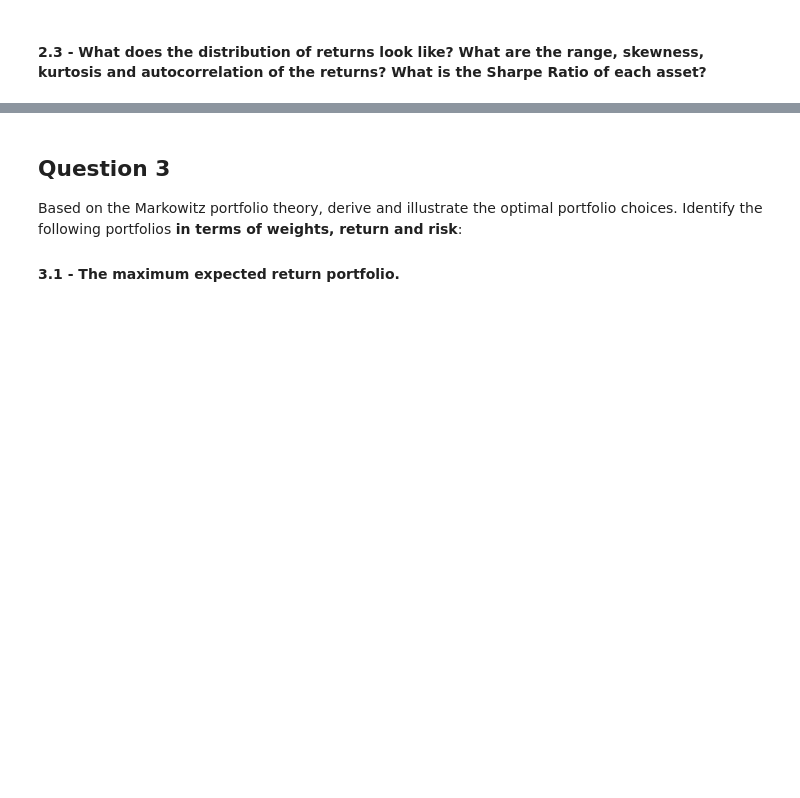
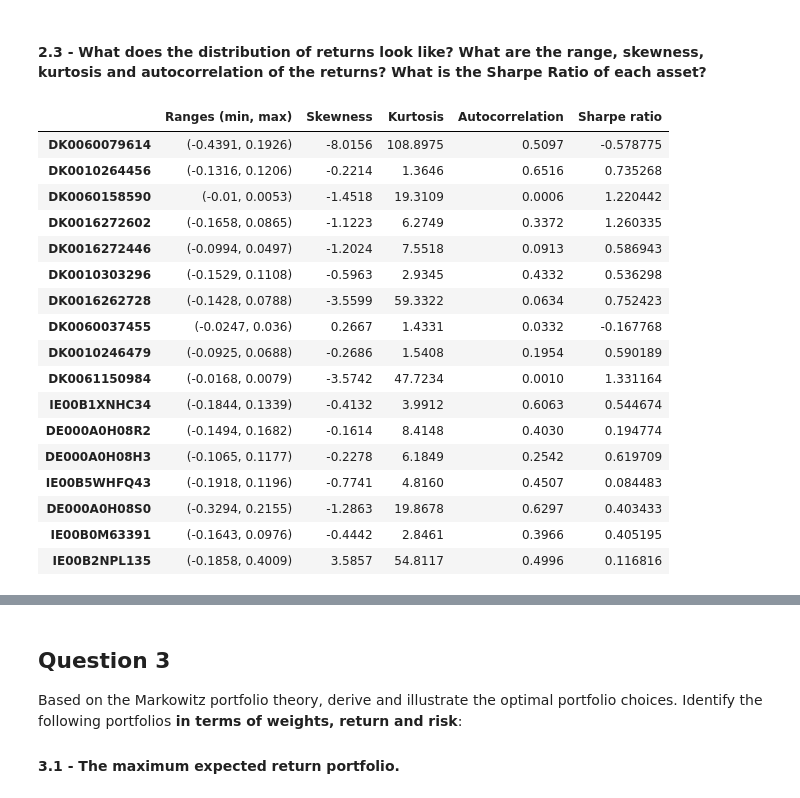
Before and after one commit to jennyjyu/financial-engineering, a Jupyter notebook: Project 2/Project 2.ipynb, the cells around one changed output, grey strips where cells are left out. Drawn from its saved outputs; the diff is of its cells as text; code cells hidden in the pictures; blank space fills up the shorter version.

```diff
--- a/Project 2/Project 2.ipynb
+++ b/Project 2/Project 2.ipynb
@@ -150,3 +114,50 @@ The correlation between the different assets:
 | IE00B2NPL135 | -0.023434 | 0.264186 | -0.013771 | 0.416033 | 0.414320 | 0.419526 | 0.337967 | ... |
 # %% [markdown]
 #### 2.3 - What does the distribution of returns look like? What are the range, skewness, kurtosis and autocorrelation of the returns? What is the Sharpe Ratio of each asset?
+# %%
+from scipy.stats import kurtosis, skew
+
+range_list = [(round(min(assets[asset]), 4), round(max(assets[asset]), 4)) for asset in assets]
+skewness_list = [round(skew(assets[asset]), 4) for asset in assets]
+kurtosis_list = [round(kurtosis(assets[asset], bias=False), 4) for asset in assets]
+
+#usikker på om man skal ta mode=full her eller ikke
+autocorrelation_list = [round(np.correlate(assets[asset], assets[asset])[0], 4) for asset in assets]
+# %%
+def calculate_sharpe(expected_return, expected_std, risk_free_return=0):
+    return (expected_return-risk_free_return)/expected_std
+# %%
+# info_df[asset][0] = avg return
+# info_df[asset][1] = std
+
+sharpe_ratio_list = [calculate_sharpe(info_df[asset][0], info_df[asset][1])
+               for asset in info_df]
+# %%
+
+distribution_info = [list(distributions) for distributions in
+                     zip(range_list, skewness_list, kurtosis_list, autocorrelation_list, sharpe_ratio_list)]
+
+distribution_df = pd.DataFrame(distribution_info)
+distribution_df.index = asset_names
+distribution_df.columns = ["Ranges (min, max)", "Skewness", "Kurtosis", "Autocorrelation", "Sharpe ratio"]
+
+distribution_df
+# %% [output]
+|  | Ranges (min, max) | Skewness | Kurtosis | Autocorrelation | Sharpe ratio |
+| DK0060079614 | (-0.4391, 0.1926) | -8.0156 | 108.8975 | 0.5097 | -0.578775 |
+| DK0010264456 | (-0.1316, 0.1206) | -0.2214 | 1.3646 | 0.6516 | 0.735268 |
+| DK0060158590 | (-0.01, 0.0053) | -1.4518 | 19.3109 | 0.0006 | 1.220442 |
+| DK0016272602 | (-0.1658, 0.0865) | -1.1223 | 6.2749 | 0.3372 | 1.260335 |
+| DK0016272446 | (-0.0994, 0.0497) | -1.2024 | 7.5518 | 0.0913 | 0.586943 |
+| DK0010303296 | (-0.1529, 0.1108) | -0.5963 | 2.9345 | 0.4332 | 0.536298 |
+| DK0016262728 | (-0.1428, 0.0788) | -3.5599 | 59.3322 | 0.0634 | 0.752423 |
+| DK0060037455 | (-0.0247, 0.036) | 0.2667 | 1.4331 | 0.0332 | -0.167768 |
+| DK0010246479 | (-0.0925, 0.0688) | -0.2686 | 1.5408 | 0.1954 | 0.590189 |
+| DK0061150984 | (-0.0168, 0.0079) | -3.5742 | 47.7234 | 0.0010 | 1.331164 |
+| IE00B1XNHC34 | (-0.1844, 0.1339) | -0.4132 | 3.9912 | 0.6063 | 0.544674 |
+| DE000A0H08R2 | (-0.1494, 0.1682) | -0.1614 | 8.4148 | 0.4030 | 0.194774 |
+| DE000A0H08H3 | (-0.1065, 0.1177) | -0.2278 | 6.1849 | 0.2542 | 0.619709 |
+| IE00B5WHFQ43 | (-0.1918, 0.1196) | -0.7741 | 4.8160 | 0.4507 | 0.084483 |
+| DE000A0H08S0 | (-0.3294, 0.2155) | -1.2863 | 19.8678 | 0.6297 | 0.403433 |
+| IE00B0M63391 | (-0.1643, 0.0976) | -0.4442 | 2.8461 | 0.3966 | 0.405195 |
+| IE00B2NPL135 | (-0.1858, 0.4009) | 3.5857 | 54.8117 | 0.4996 | 0.116816 |
```
Also changed, not shown: parts of 12 cells of this notebook.
